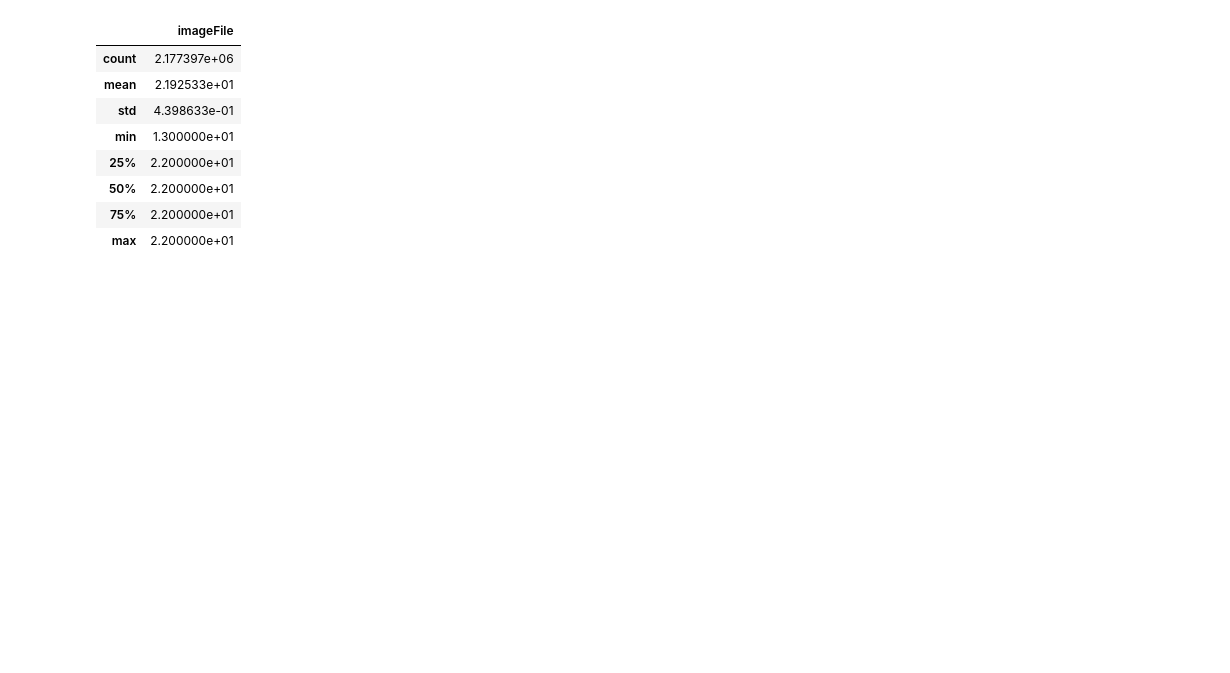
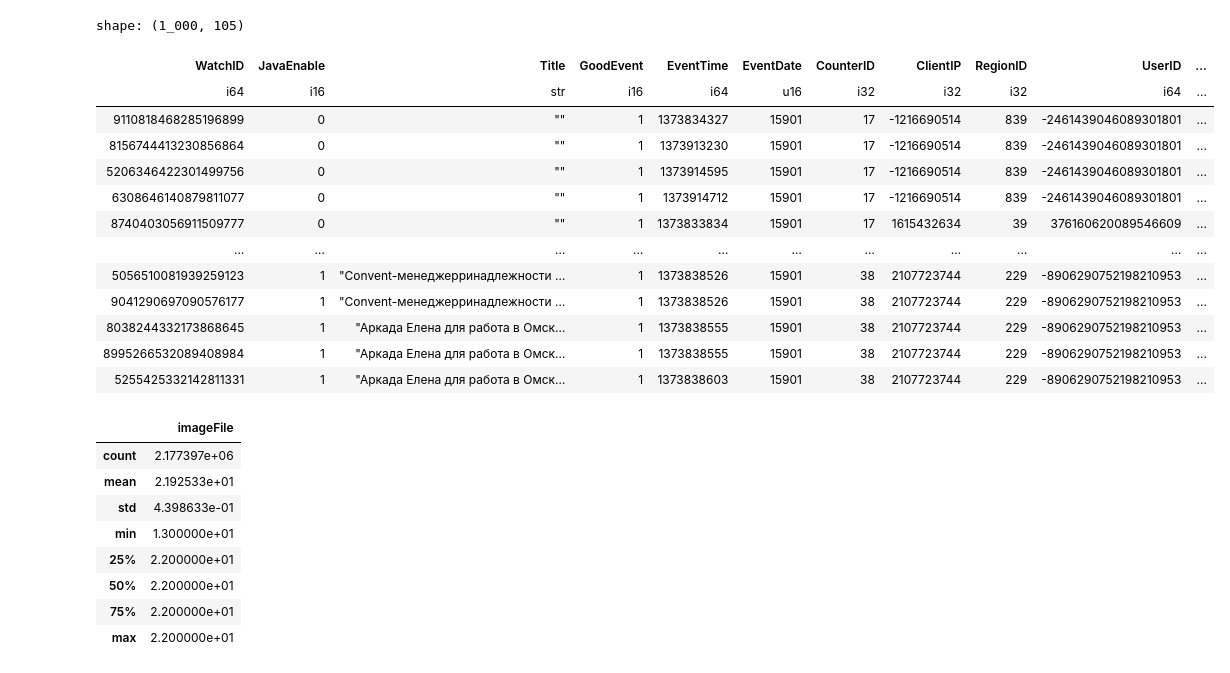
Before and after one commit to yan-alex/fsst-plus-experiments, a Jupyter notebook: benchmarking/visualize_data.ipynb, the cells around one changed output. Drawn from its saved outputs; the diff is of its cells as text; code cells hidden in the pictures; blank space fills up the shorter version.

```diff
--- a/benchmarking/visualize_data.ipynb
+++ b/benchmarking/visualize_data.ipynb
@@ -13,3 +22,20 @@ df.head()
+# %%
+df.head(1000)
+# %% [output]
+shape: (1_000, 105)
+| WatchID | JavaEnable | Title | GoodEvent | EventTime | EventDate | CounterID | ClientIP | RegionID | UserID | ... |
+| i64 | i16 | str | i16 | i64 | u16 | i32 | i32 | i32 | i64 | ... |
+| 9110818468285196899 | 0 | "" | 1 | 1373834327 | 15901 | 17 | -1216690514 | 839 | -2461439046089301801 | ... |
+| 8156744413230856864 | 0 | "" | 1 | 1373913230 | 15901 | 17 | -1216690514 | 839 | -2461439046089301801 | ... |
+| 5206346422301499756 | 0 | "" | 1 | 1373914595 | 15901 | 17 | -1216690514 | 839 | -2461439046089301801 | ... |
+| 6308646140879811077 | 0 | "" | 1 | 1373914712 | 15901 | 17 | -1216690514 | 839 | -2461439046089301801 | ... |
+| 8740403056911509777 | 0 | "" | 1 | 1373833834 | 15901 | 17 | 1615432634 | 39 | 376160620089546609 | ... |
+| … | … | … | … | … | … | … | … | … | … | ... |
+| 5056510081939259123 | 1 | "Convent-менеджерринадлежности … | 1 | 1373838526 | 15901 | 38 | 2107723744 | 229 | -8906290752198210953 | ... |
+| 9041290697090576177 | 1 | "Convent-менеджерринадлежности … | 1 | 1373838526 | 15901 | 38 | 2107723744 | 229 | -8906290752198210953 | ... |
+| 8038244332173868645 | 1 | "Аркада Елена для работа в Омск… | 1 | 1373838555 | 15901 | 38 | 2107723744 | 229 | -8906290752198210953 | ... |
+| 8995266532089408984 | 1 | "Аркада Елена для работа в Омск… | 1 | 1373838555 | 15901 | 38 | 2107723744 | 229 | -8906290752198210953 | ... |
+| 5255425332142811331 | 1 | "Аркада Елена для работа в Омск… | 1 | 1373838603 | 15901 | 38 | 2107723744 | 229 | -8906290752198210953 | ... |
 # %%
 df[['imageFile']].apply(lambda x: x.str.len()).describe()
 # %% [output]
```
Also changed, not shown: parts of 2 cells of this notebook, 11 other files.
